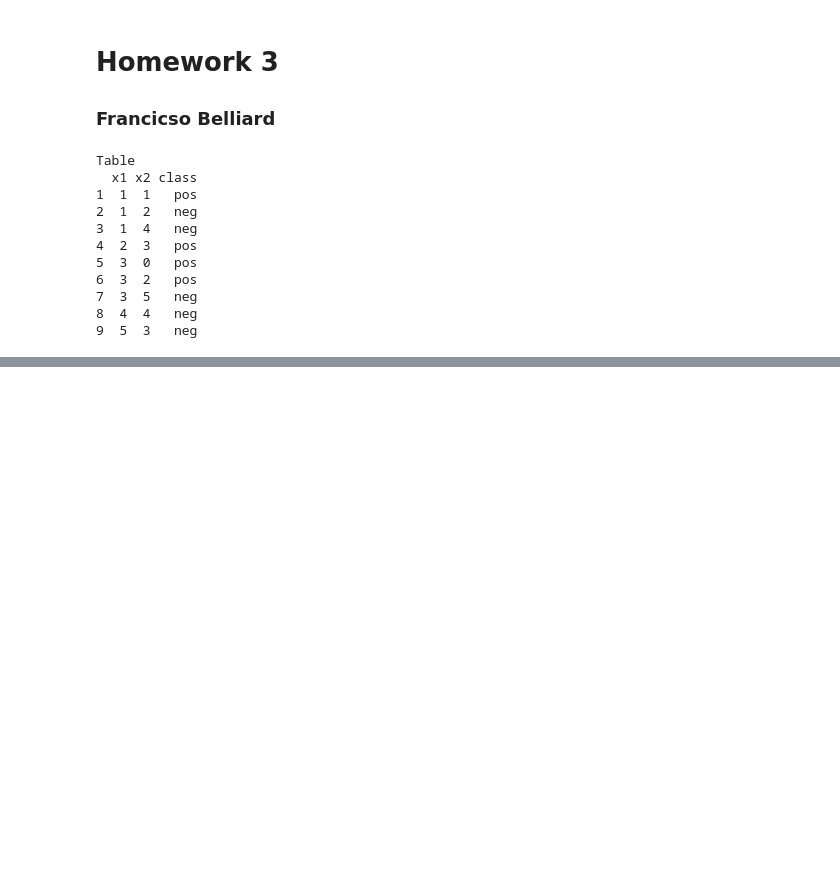
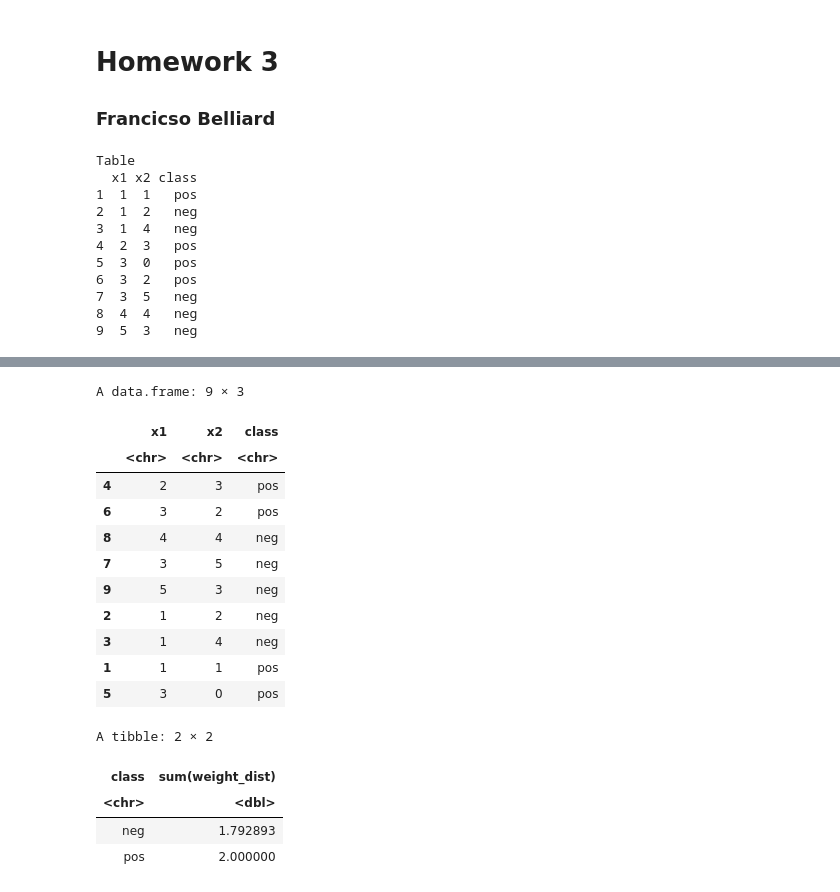
Before and after one commit to frank8922/ECE548, a Jupyter notebook: HW Assignments/HW3/HW3.ipynb, the cells around one changed output, grey strips where cells are left out. Saved outputs shown, nothing was run; the diff lists cells and outputs as text; code cells hidden in the pictures; blank space fills up the shorter version.

```diff
--- a/HW Assignments/HW3/HW3.ipynb
+++ b/HW Assignments/HW3/HW3.ipynb
@@ -60,0 +77,65 @@ pltTheme
+# %%
+# y vector to classify
+y <- c(3,3,'ukn')
+
+# join y to set of all points
+all_pts <- rbind(df,y)
+
+# process points and store distances in knn_dist
+knn_dist <- all_pts %>%
+# select attribute vectors only
+select(x1,x2) %>%
+# compute euclidian distance
+dist %>%
+# convert to matrix
+as.matrix %>%
+# convert to dataframe
+as.data.frame %>%
+# get last row vector
+filter(colnames(.) == nrow(.)) %>%
+# sort row vector
+sort
+# remove first distance (i.e y=[3,3])
+knn_dist <- knn_dist[-1]
+# process distances and store points in knn_points
+knn_points <- knn_dist %>%
+# get sorted indices from distance vector
+colnames %>%
+# convert to numeric
+as.numeric
+# retrieve and store points using sorted indices
+knn_points <- all_pts[knn_points,]
+knn_points
+
+# function to compute weights
+w <- function(x){ (x[nrow(x)]-x)/(x[nrow(x)]-x[1])}
+wt_points <- knn_points %>%
+# calculate weights
+add_column(weight_dist = w(t(knn_dist)))
+
+wt_points[1:5,] %>%
+# group by class
+group_by(class) %>%
+# sum weights for each class
+summarize(sum(weight_dist),.groups = 'drop')
+# convert columns to numeric
+knn_points <- knn_points %>% mutate(x1 = as.numeric(x1),
+                                    x2 = as.numeric(x2))
+# %% [output]
+A data.frame: 9 × 3
+|  | x1 | x2 | class |
+|  | <chr> | <chr> | <chr> |
+| 4 | 2 | 3 | pos |
+| 6 | 3 | 2 | pos |
+| 8 | 4 | 4 | neg |
+| 7 | 3 | 5 | neg |
+| 9 | 5 | 3 | neg |
+| 2 | 1 | 2 | neg |
+| 3 | 1 | 4 | neg |
+| 1 | 1 | 1 | pos |
+| 5 | 3 | 0 | pos |
+A tibble: 2 × 2
+| class | sum(weight_dist) |
+| <chr> | <dbl> |
+| neg | 1.792893 |
+| pos | 2.000000 |
```
Also changed, not shown: parts of 10 cells of this notebook.
